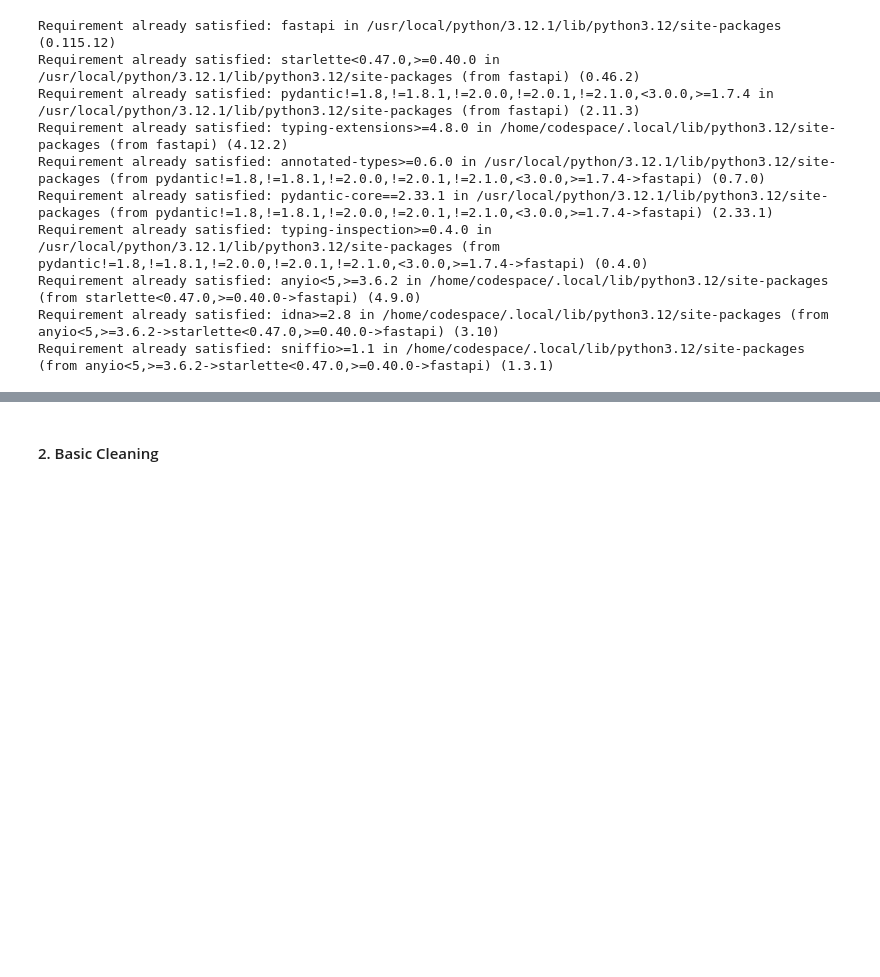
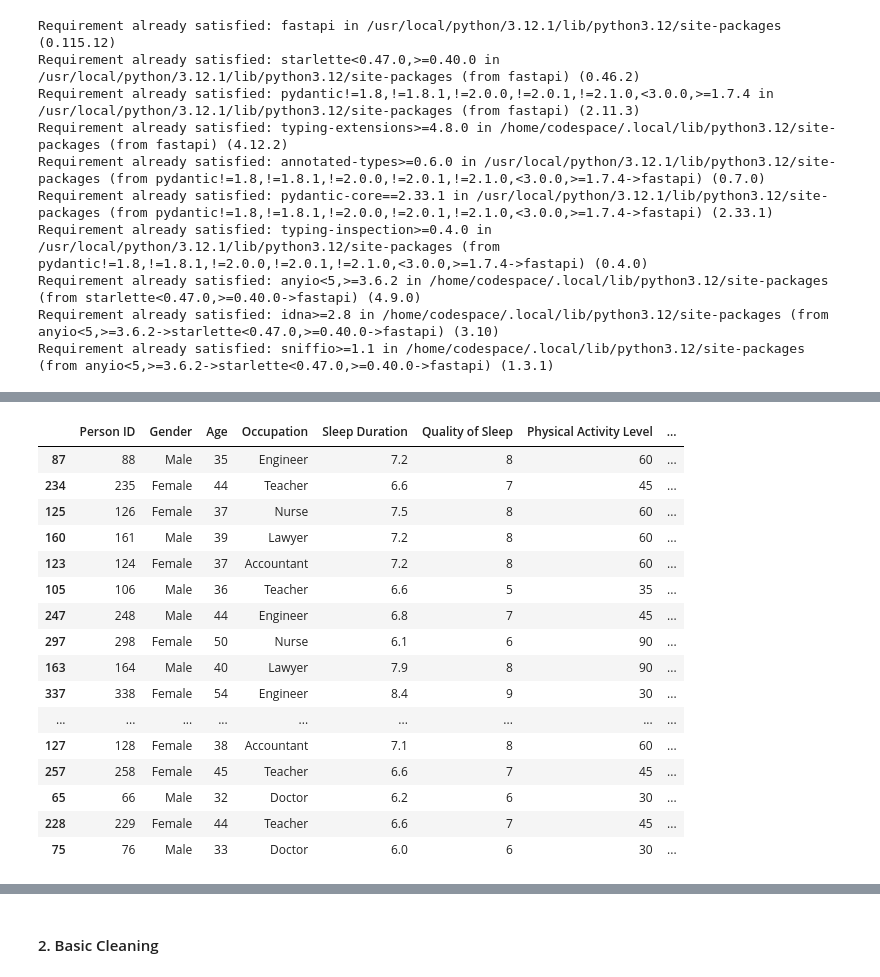
Before and after one commit to hamnasz/Machine-Learning-Basic-Projects, a Jupyter notebook: Main.ipynb, the cells around one changed output, grey strips where cells are left out. Cells and saved outputs as stored; diff of their text form; code cells hidden in the pictures; blank space fills up the shorter version.

```diff
--- a/Main.ipynb
+++ b/Main.ipynb
@@ -74,0 +125,20 @@ print(df.head())
+# %%
+df.sample(30)
+# %% [output]
+|  | Person ID | Gender | Age | Occupation | Sleep Duration | Quality of Sleep | Physical Activity Level | ... |
+| 87 | 88 | Male | 35 | Engineer | 7.2 | 8 | 60 | ... |
+| 234 | 235 | Female | 44 | Teacher | 6.6 | 7 | 45 | ... |
+| 125 | 126 | Female | 37 | Nurse | 7.5 | 8 | 60 | ... |
+| 160 | 161 | Male | 39 | Lawyer | 7.2 | 8 | 60 | ... |
+| 123 | 124 | Female | 37 | Accountant | 7.2 | 8 | 60 | ... |
+| 105 | 106 | Male | 36 | Teacher | 6.6 | 5 | 35 | ... |
+| 247 | 248 | Male | 44 | Engineer | 6.8 | 7 | 45 | ... |
+| 297 | 298 | Female | 50 | Nurse | 6.1 | 6 | 90 | ... |
+| 163 | 164 | Male | 40 | Lawyer | 7.9 | 8 | 90 | ... |
+| 337 | 338 | Female | 54 | Engineer | 8.4 | 9 | 30 | ... |
+| ... | ... | ... | ... | ... | ... | ... | ... | ... |
+| 127 | 128 | Female | 38 | Accountant | 7.1 | 8 | 60 | ... |
+| 257 | 258 | Female | 45 | Teacher | 6.6 | 7 | 45 | ... |
+| 65 | 66 | Male | 32 | Doctor | 6.2 | 6 | 30 | ... |
+| 228 | 229 | Female | 44 | Teacher | 6.6 | 7 | 45 | ... |
+| 75 | 76 | Male | 33 | Doctor | 6.0 | 6 | 30 | ... |
```
Also changed, not shown: parts of 13 cells of this notebook.
